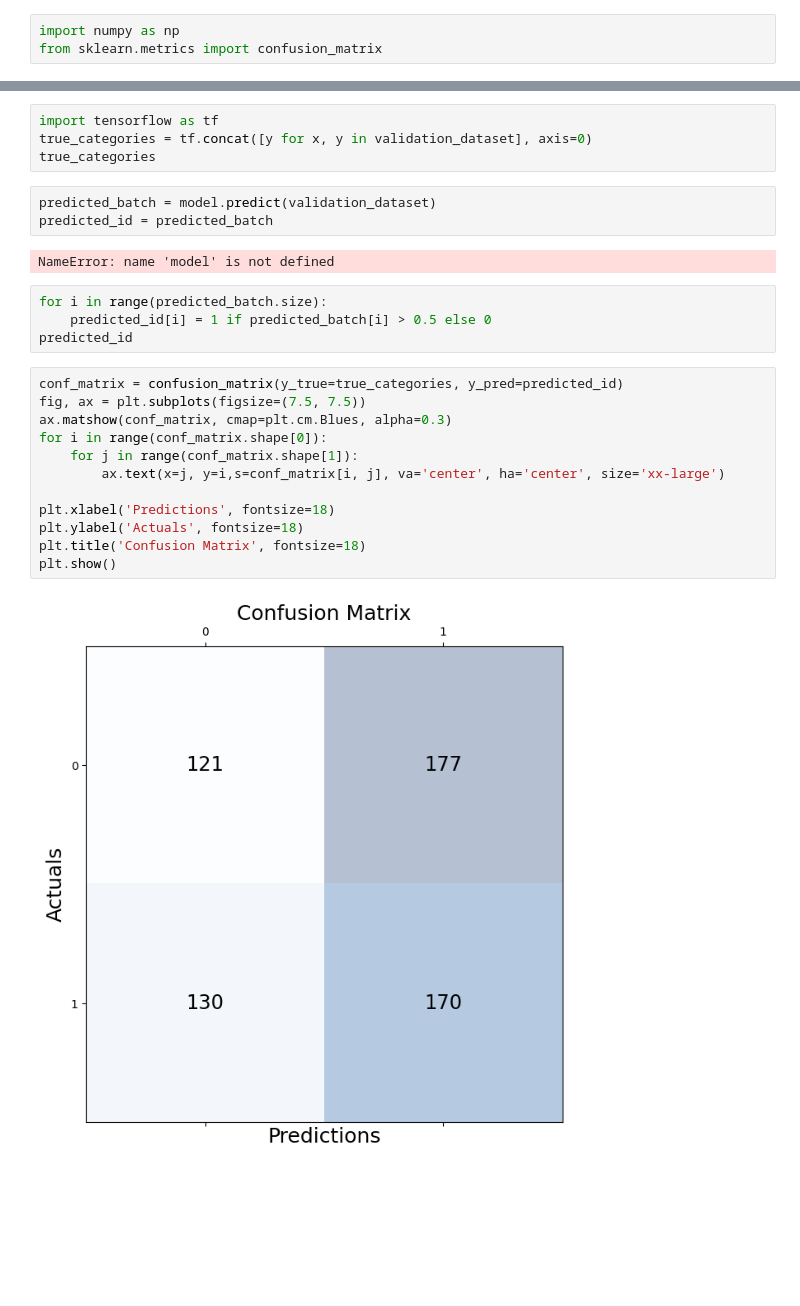
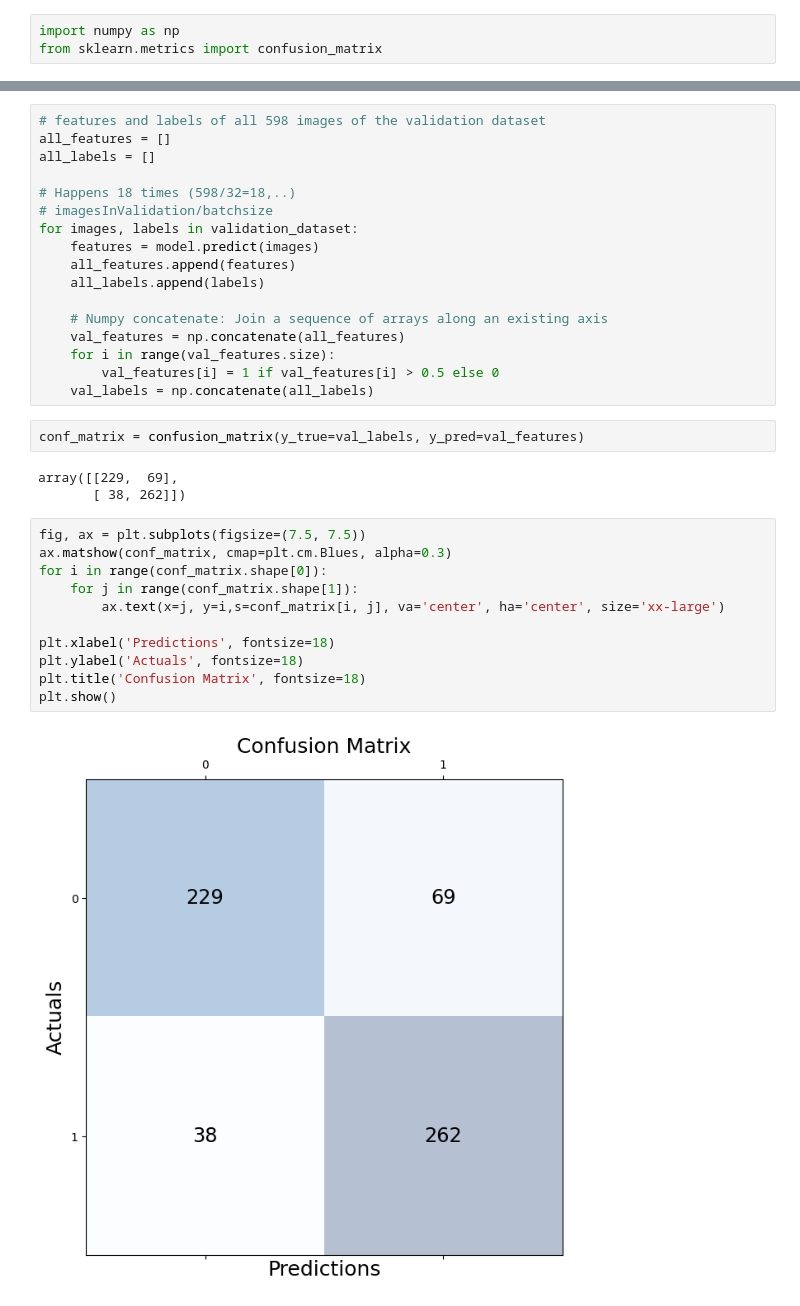
Before and after one commit to harpomaxx/image-processing, a Jupyter notebook: code/python/mia_brazilian_coffee/Using_2ed_DeepLearningWithPython/01_small_convnet.ipynb, the cells around one changed output, grey strips where cells are left out. Saved outputs shown, nothing was run; the diff lists cells and outputs as text; blank space fills up the shorter version.

Commit message:
fixed confusion matrixes for small_convnet and data_augmentation

```diff
--- a/code/python/mia_brazilian_coffee/Using_2ed_DeepLearningWithPython/01_small_convnet.ipynb
+++ b/code/python/mia_brazilian_coffee/Using_2ed_DeepLearningWithPython/01_small_convnet.ipynb
@@ -155,27 +167,35 @@ To get the true labels from the **validation** set
-# %%
-import tensorflow as tf
-true_categories = tf.concat([y for x, y in validation_dataset], axis=0)
-true_categories
-# %%
-predicted_batch = model.predict(validation_dataset)
-predicted_id = predicted_batch
-# %% [output]
-NameError: name 'model' is not defined
-# %%
-for i in range(predicted_batch.size):
-    predicted_id[i] = 1 if predicted_batch[i] > 0.5 else 0
-predicted_id
+# %%
+# features and labels of all 598 images of the validation dataset
+all_features = []
+all_labels = []
+
+# Happens 18 times (598/32=18,..)
+# imagesInValidation/batchsize
+for images, labels in validation_dataset:
+    features = model.predict(images)
+    all_features.append(features)
+    all_labels.append(labels)
+
+    # Numpy concatenate: Join a sequence of arrays along an existing axis
+    val_features = np.concatenate(all_features)
+    for i in range(val_features.size):
+        val_features[i] = 1 if val_features[i] > 0.5 else 0
+    val_labels = np.concatenate(all_labels)
+# %%
+conf_matrix = confusion_matrix(y_true=val_labels, y_pred=val_features)
+# %% [output]
+array([[229,  69],
+       [ 38, 262]])
 # %%
-conf_matrix = confusion_matrix(y_true=true_categories, y_pred=predicted_id)
 fig, ax = plt.subplots(figsize=(7.5, 7.5))
 ax.matshow(conf_matrix, cmap=plt.cm.Blues, alpha=0.3)
 for i in range(conf_matrix.shape[0]):
     for j in range(conf_matrix.shape[1]):
         ax.text(x=j, y=i,s=conf_matrix[i, j], va='center', ha='center', size='xx-large')
 
 plt.xlabel('Predictions', fontsize=18)
 plt.ylabel('Actuals', fontsize=18)
 plt.title('Confusion Matrix', fontsize=18)
 plt.show()
 # %% [output]
-[figure, old version]
+[figure, new version]
```
Also changed, not shown: parts of 8 cells of this notebook, 3 other files.
